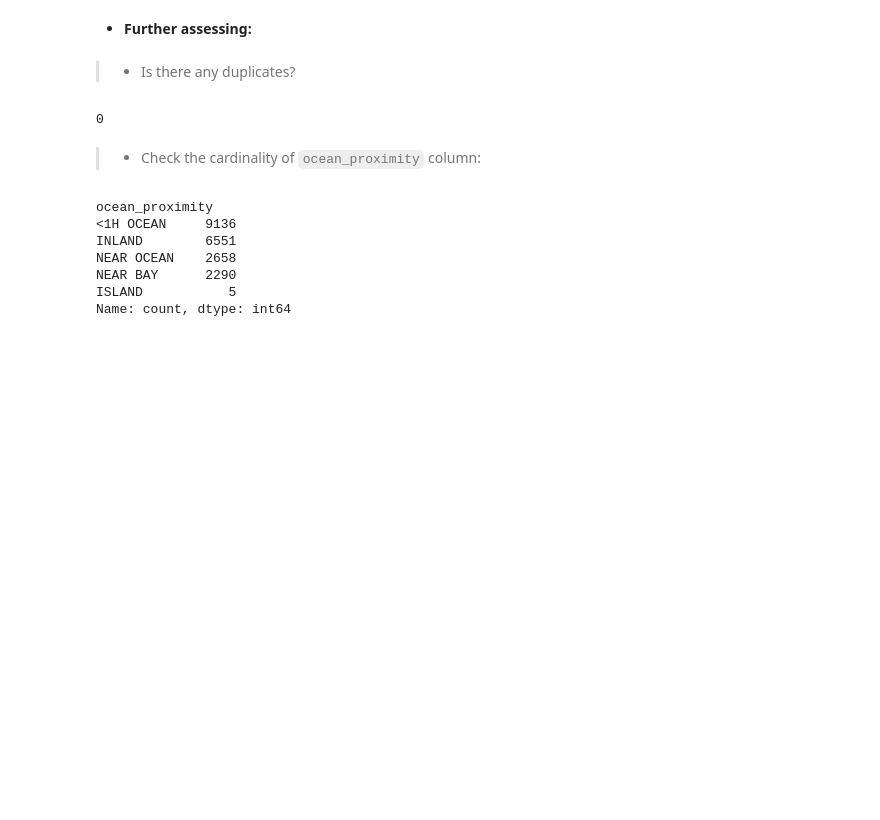
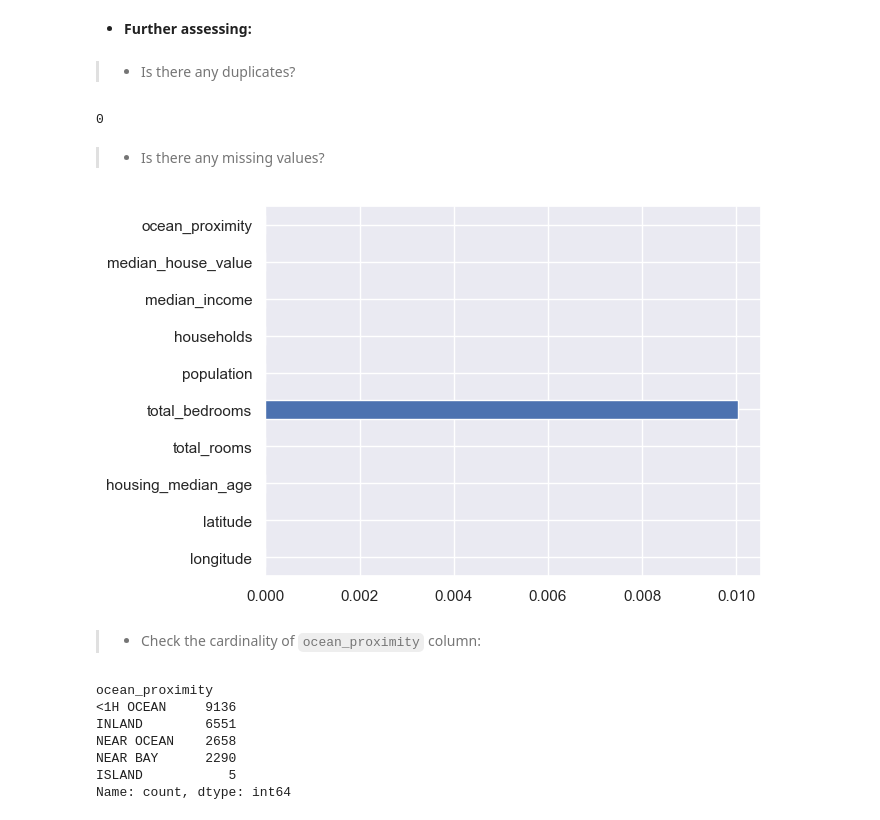
Before and after one commit to mohebmaher/GDSC-Core-Team-Training, a Jupyter notebook: Assignment-05/assignment_05.ipynb, the cells around one changed output. Cells and saved outputs as stored; diff of their text form; code cells hidden in the pictures; blank space fills up the shorter version.

```diff
--- a/Assignment-05/assignment_05.ipynb
+++ b/Assignment-05/assignment_05.ipynb
@@ -100,10 +115,16 @@ cal_housing_prices.drop(columns=["longitude", "latitude", "median_house_value"])
 - **Further assessing:**
 # %% [markdown]
 > - Is there any duplicates?
-# %%
-cal_housing_prices.duplicated().sum()
-# %% [output]
-0
+# %%
+cal_housing_prices.duplicated().sum()
+# %% [output]
+0
+# %% [markdown]
+> - Is there any missing values?
+# %%
+cal_housing_prices.isna().mean().plot.barh();
+# %% [output]
+[figure, added]
 # %% [markdown]
 > - Check the cardinality of `ocean_proximity` column:
 # %%
```
Also changed, not shown: parts of 40 cells of this notebook.
